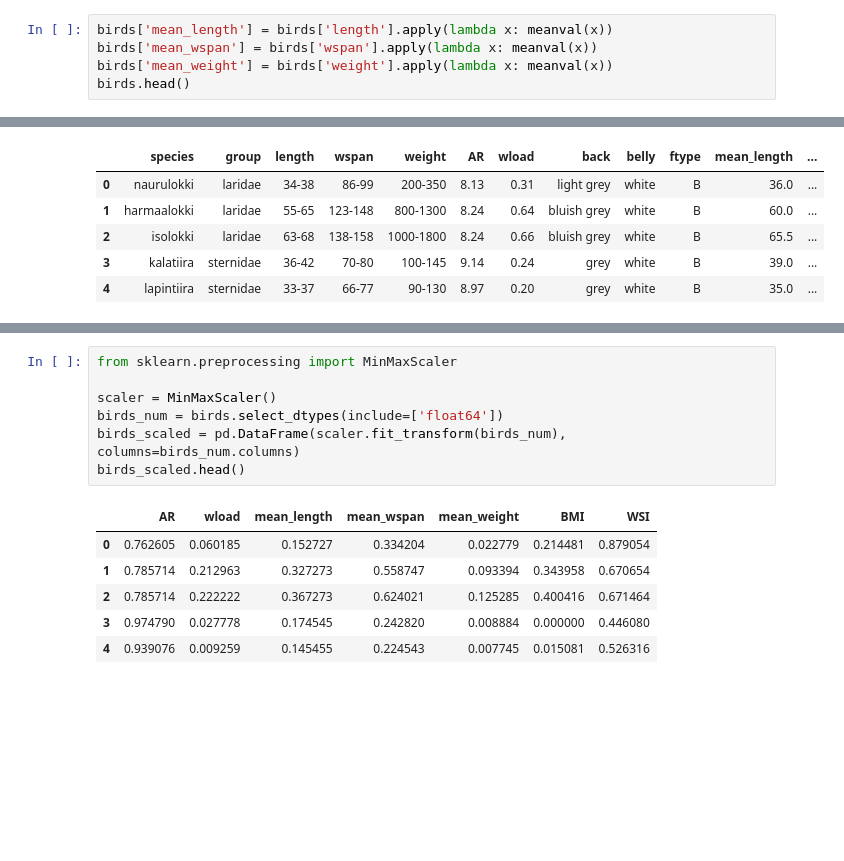
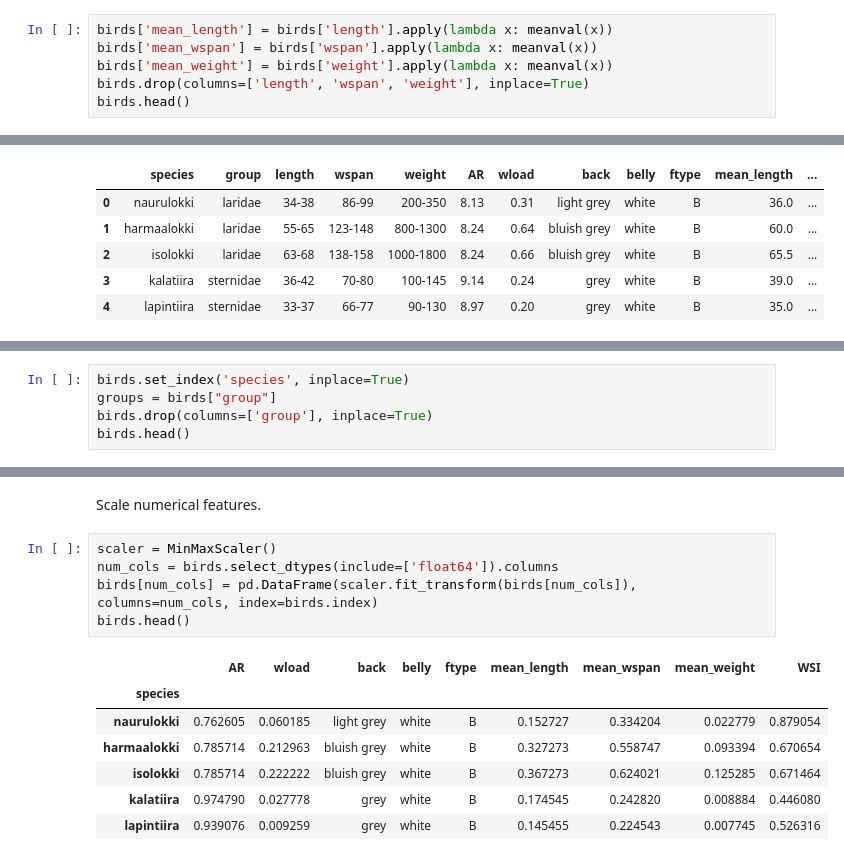
Before and after one commit to kbenedek/DataScience, a Jupyter notebook: HW2/hw_2_1.ipynb, the cells around one changed output, grey strips where cells are left out. Drawn from its saved outputs; the diff is of its cells as text; blank space fills up the shorter version.

```diff
--- a/HW2/hw_2_1.ipynb
+++ b/HW2/hw_2_1.ipynb
@@ -22,5 +36,6 @@ def meanval(a: str) -> float:
 birds['mean_length'] = birds['length'].apply(lambda x: meanval(x))
 birds['mean_wspan'] = birds['wspan'].apply(lambda x: meanval(x))
 birds['mean_weight'] = birds['weight'].apply(lambda x: meanval(x))
+birds.drop(columns=['length', 'wspan', 'weight'], inplace=True)
 birds.head()
 # %% [output]
@@ -52,0 +72,5 @@ birds.head()
+# %%
+birds.set_index('species', inplace=True)
+groups = birds["group"]
+birds.drop(columns=['group'], inplace=True)
+birds.head()
@@ -68,14 +101,15 @@ for i in birds.select_dtypes(include=['float64']).columns:
+# %% [markdown]
+Scale numerical features.
 # %%
-from sklearn.preprocessing import MinMaxScaler
-
 scaler = MinMaxScaler()
-birds_num = birds.select_dtypes(include=['float64'])
-birds_scaled = pd.DataFrame(scaler.fit_transform(birds_num), columns=birds_num.columns)
-birds_scaled.head()
+num_cols = birds.select_dtypes(include=['float64']).columns
+birds[num_cols] = pd.DataFrame(scaler.fit_transform(birds[num_cols]), columns=num_cols, index=birds.index)
+birds.head()
 # %% [output]
-|  | AR | wload | mean_length | mean_wspan | mean_weight | BMI | WSI |
-| 0 | 0.762605 | 0.060185 | 0.152727 | 0.334204 | 0.022779 | 0.214481 | 0.879054 |
-| 1 | 0.785714 | 0.212963 | 0.327273 | 0.558747 | 0.093394 | 0.343958 | 0.670654 |
-| 2 | 0.785714 | 0.222222 | 0.367273 | 0.624021 | 0.125285 | 0.400416 | 0.671464 |
-| 3 | 0.974790 | 0.027778 | 0.174545 | 0.242820 | 0.008884 | 0.000000 | 0.446080 |
-| 4 | 0.939076 | 0.009259 | 0.145455 | 0.224543 | 0.007745 | 0.015081 | 0.526316 |
+|  | AR | wload | back | belly | ftype | mean_length | mean_wspan | mean_weight | WSI |
+| species |  |  |  |  |  |  |  |  |  |
+| naurulokki | 0.762605 | 0.060185 | light grey | white | B | 0.152727 | 0.334204 | 0.022779 | 0.879054 |
+| harmaalokki | 0.785714 | 0.212963 | bluish grey | white | B | 0.327273 | 0.558747 | 0.093394 | 0.670654 |
+| isolokki | 0.785714 | 0.222222 | bluish grey | white | B | 0.367273 | 0.624021 | 0.125285 | 0.671464 |
+| kalatiira | 0.974790 | 0.027778 | grey | white | B | 0.174545 | 0.242820 | 0.008884 | 0.446080 |
+| lapintiira | 0.939076 | 0.009259 | grey | white | B | 0.145455 | 0.224543 | 0.007745 | 0.526316 |
```
Also changed, not shown: parts of 33 cells of this notebook.
